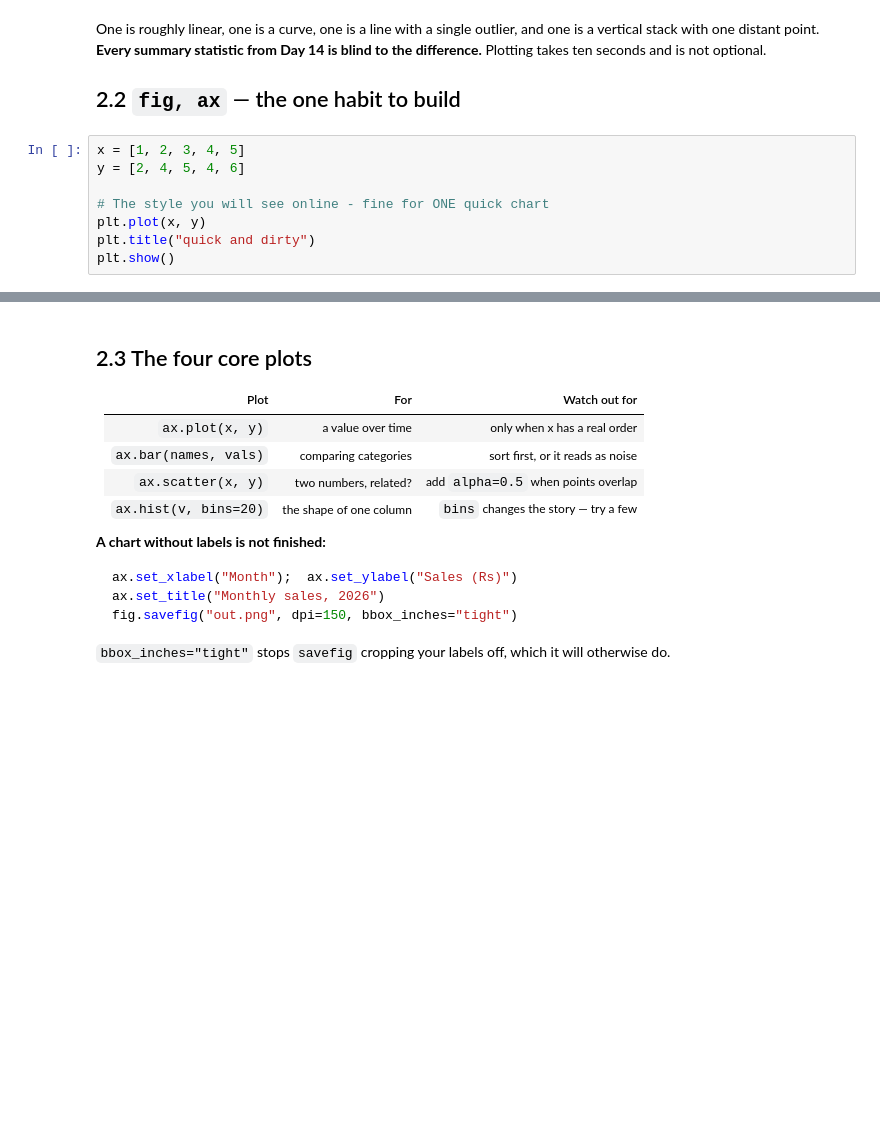
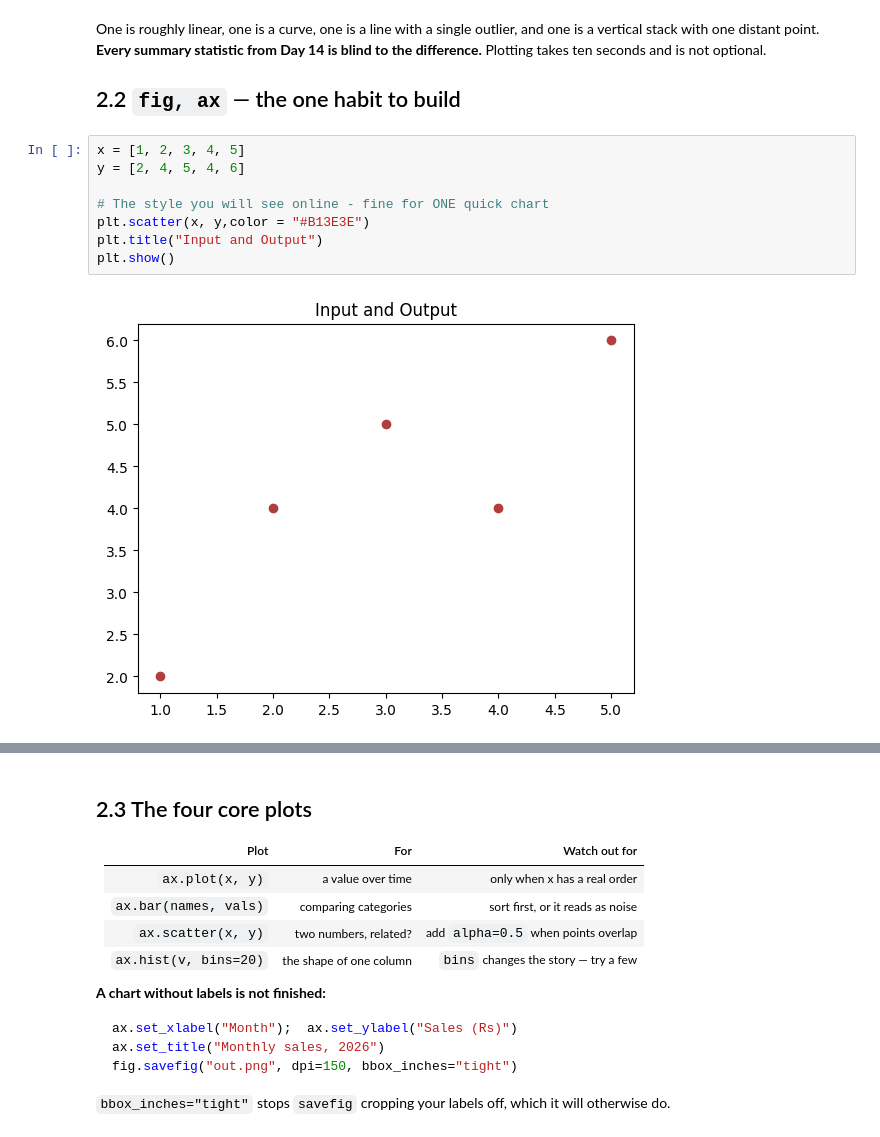
Before and after one commit to Chava-Sai/Artificial-Intelligence-Course, a Jupyter notebook: Day-20-Outliers-Matplotlib-Seaborn/Day20_Teaching_Notebook.ipynb, the cells around one changed output, grey strips where cells are left out. Cells and saved outputs as stored; diff of their text form; blank space fills up the shorter version.

```diff
--- a/Day-20-Outliers-Matplotlib-Seaborn/Day20_Teaching_Notebook.ipynb
+++ b/Day-20-Outliers-Matplotlib-Seaborn/Day20_Teaching_Notebook.ipynb
@@ -161,11 +195,13 @@ difference.** Plotting takes ten seconds and is not optional.
 # %%
 x = [1, 2, 3, 4, 5]
 y = [2, 4, 5, 4, 6]
 
 # The style you will see online - fine for ONE quick chart
-plt.plot(x, y)
-plt.title("quick and dirty")
+plt.scatter(x, y,color = "#B13E3E")
+plt.title("Input and Output")
 plt.show()
+# %% [output]
+[figure, added]
 # %%
 # The style to learn
 fig, ax = plt.subplots(figsize=(6, 3.5))
```
Also changed, not shown: parts of 14 cells of this notebook, 12 other files.
